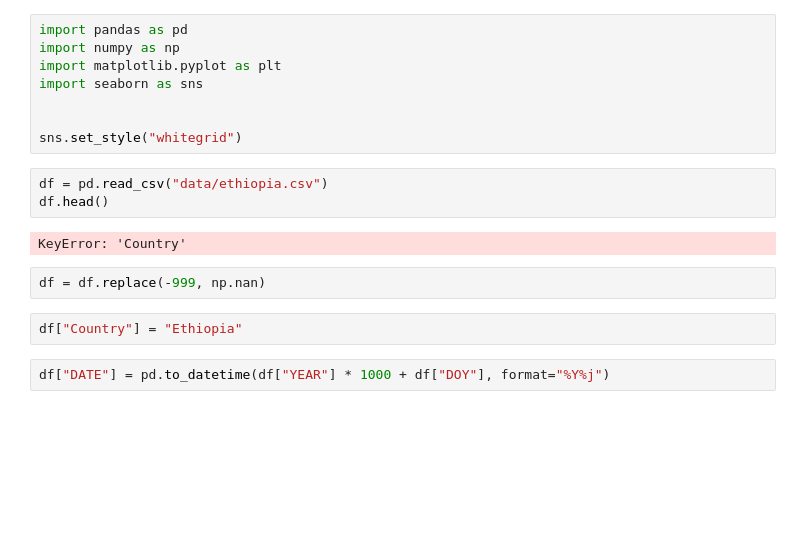
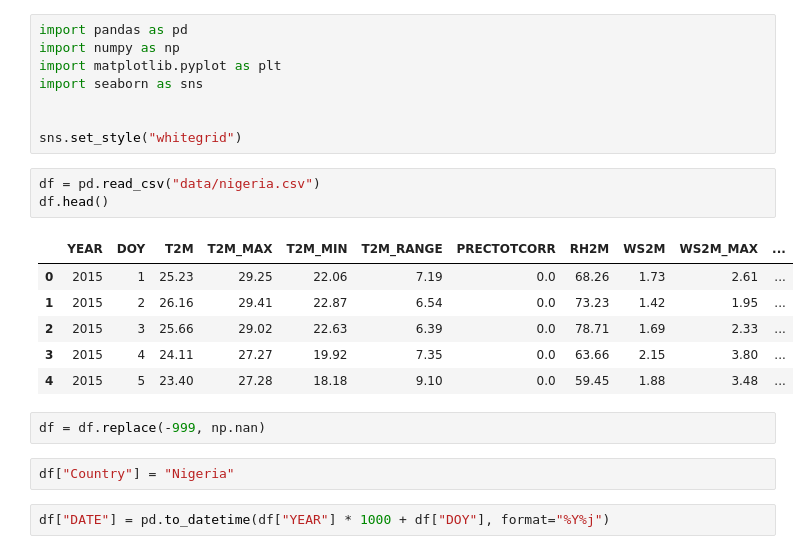
Before and after one commit to Richo-Worku/climatechange-week0, a Jupyter notebook: nigeria_eda.ipynb, the cells around one changed output. Cells and saved outputs as stored; diff of their text form; blank space fills up the shorter version.

Commit message:
wip: update Nigeria EDA

```diff
--- a/nigeria_eda.ipynb
+++ b/nigeria_eda.ipynb
@@ -7,14 +7,19 @@ import seaborn as sns
 
 sns.set_style("whitegrid")
 # %%
-df = pd.read_csv("data/ethiopia.csv")
+df = pd.read_csv("data/nigeria.csv")
 df.head()
 # %% [output]
-KeyError: 'Country'
+|  | YEAR | DOY | T2M | T2M_MAX | T2M_MIN | T2M_RANGE | PRECTOTCORR | RH2M | WS2M | WS2M_MAX | ... |
+| 0 | 2015 | 1 | 25.23 | 29.25 | 22.06 | 7.19 | 0.0 | 68.26 | 1.73 | 2.61 | ... |
+| 1 | 2015 | 2 | 26.16 | 29.41 | 22.87 | 6.54 | 0.0 | 73.23 | 1.42 | 1.95 | ... |
+| 2 | 2015 | 3 | 25.66 | 29.02 | 22.63 | 6.39 | 0.0 | 78.71 | 1.69 | 2.33 | ... |
+| 3 | 2015 | 4 | 24.11 | 27.27 | 19.92 | 7.35 | 0.0 | 63.66 | 2.15 | 3.80 | ... |
+| 4 | 2015 | 5 | 23.40 | 27.28 | 18.18 | 9.10 | 0.0 | 59.45 | 1.88 | 3.48 | ... |
 # %%
 df = df.replace(-999, np.nan)
 # %%
-df["Country"] = "Ethiopia"
+df["Country"] = "Nigeria"
 # %%
 df["DATE"] = pd.to_datetime(df["YEAR"] * 1000 + df["DOY"], format="%Y%j")
 # %%
```
Also changed, not shown: parts of 8 cells of this notebook.
